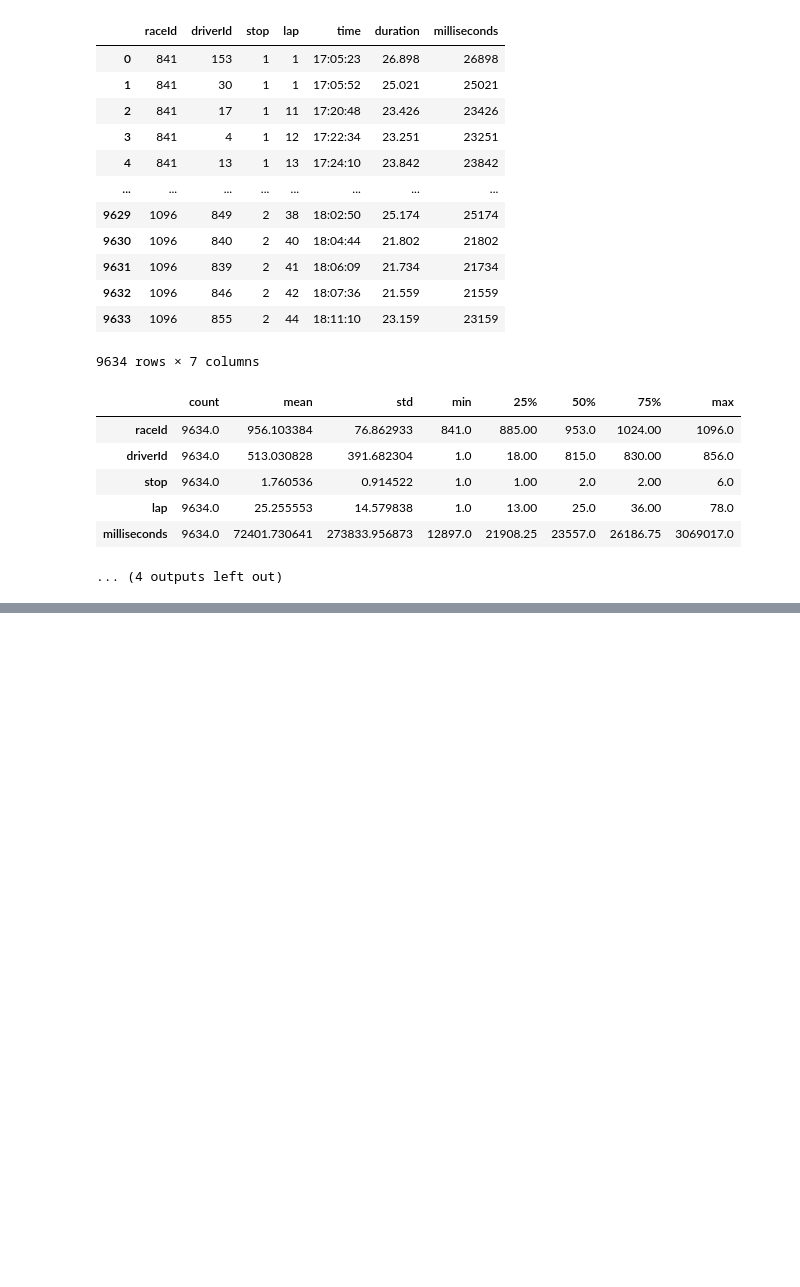
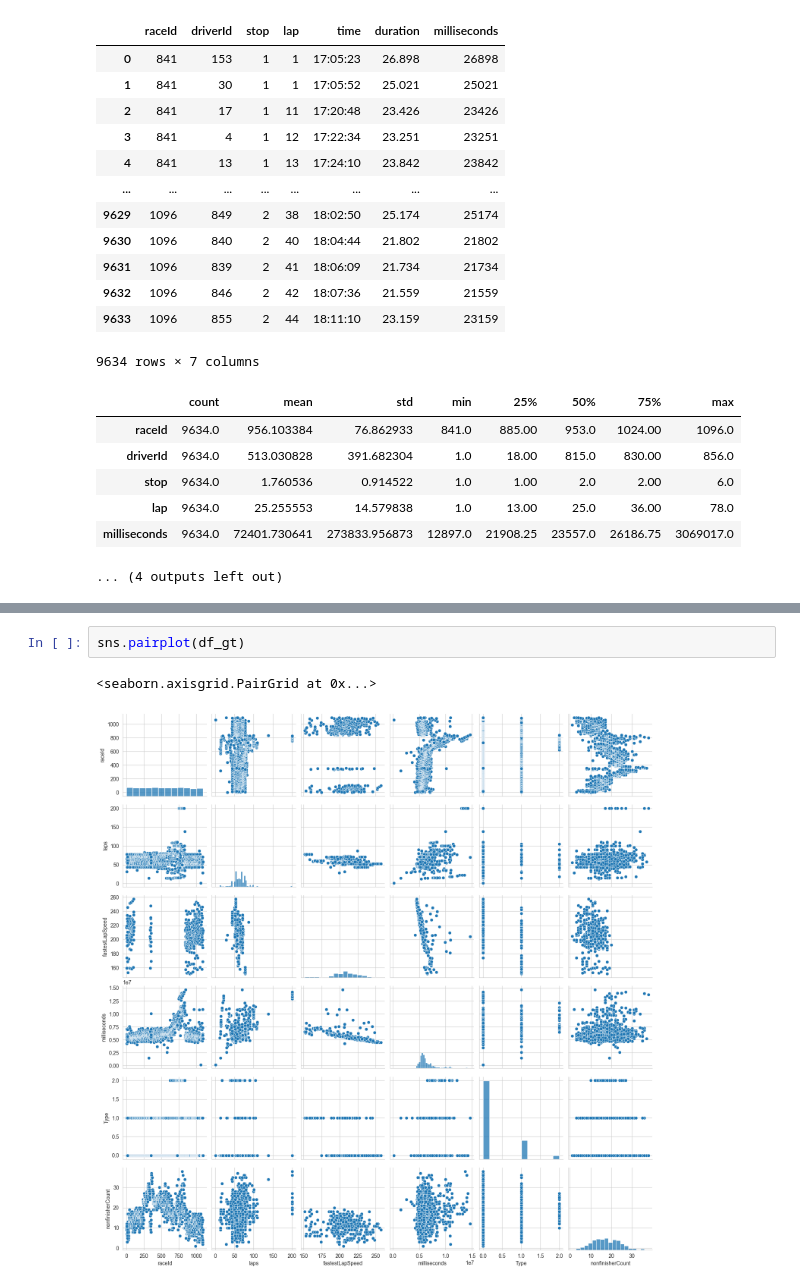
Before and after one commit to arvyz/f1, a Jupyter notebook: f1.ipynb, the cells around one changed output, grey strips where cells are left out. Cells and saved outputs as stored; diff of their text form; blank space fills up the shorter version.

```diff
--- a/f1.ipynb
+++ b/f1.ipynb
@@ -379,0 +658,5 @@ First we have to prepare the dataset.  We need to combine the our new data sourc
+# %%
+sns.pairplot(df_gt)
+# %% [output]
+<seaborn.axisgrid.PairGrid at 0x...>
+[figure, added]
```
Also changed, not shown: parts of 21 cells of this notebook.
